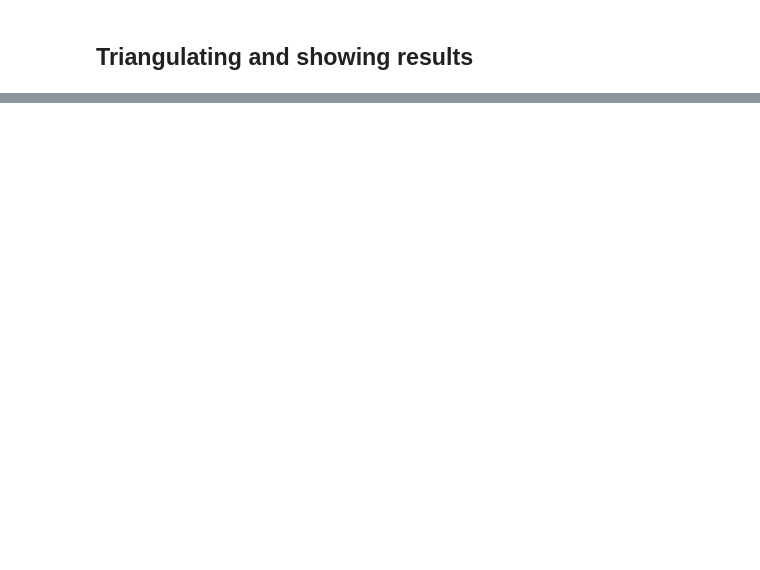
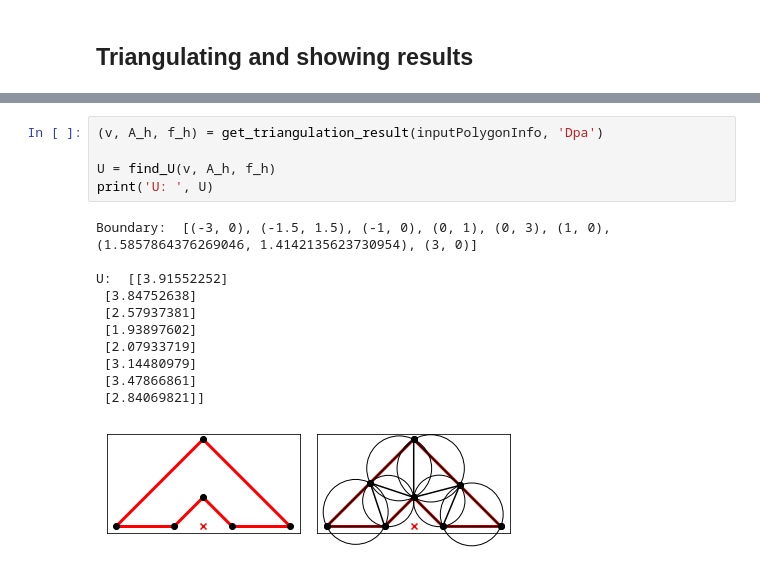
Before and after one commit to mrRedSun/NumericalMethodsOfMathematicalPhysics, a Jupyter notebook: Triangulation.ipynb, the cells around one changed output, grey strips where cells are left out. Cells and saved outputs as stored; diff of their text form; blank space fills up the shorter version.

```diff
--- a/Triangulation.ipynb
+++ b/Triangulation.ipynb
@@ -100,0 +266,17 @@ get_triangulation_result(inputPolygonInfo, 'Dp')
+# %%
+(v, A_h, f_h) = get_triangulation_result(inputPolygonInfo, 'Dpa')
+
+U = find_U(v, A_h, f_h)
+print('U: ', U)
+# %% [output]
+Boundary:  [(-3, 0), (-1.5, 1.5), (-1, 0), (0, 1), (0, 3), (1, 0), (1.5857864376269046, 1.4142135623730954), (3, 0)]
+
+U:  [[3.91552252]
+ [3.84752638]
+ [2.57937381]
+ [1.93897602]
+ [2.07933719]
+ [3.14480979]
+ [3.47866861]
+ [2.84069821]]
+[figure, added]
```
Also changed, not shown: parts of 12 cells of this notebook.
